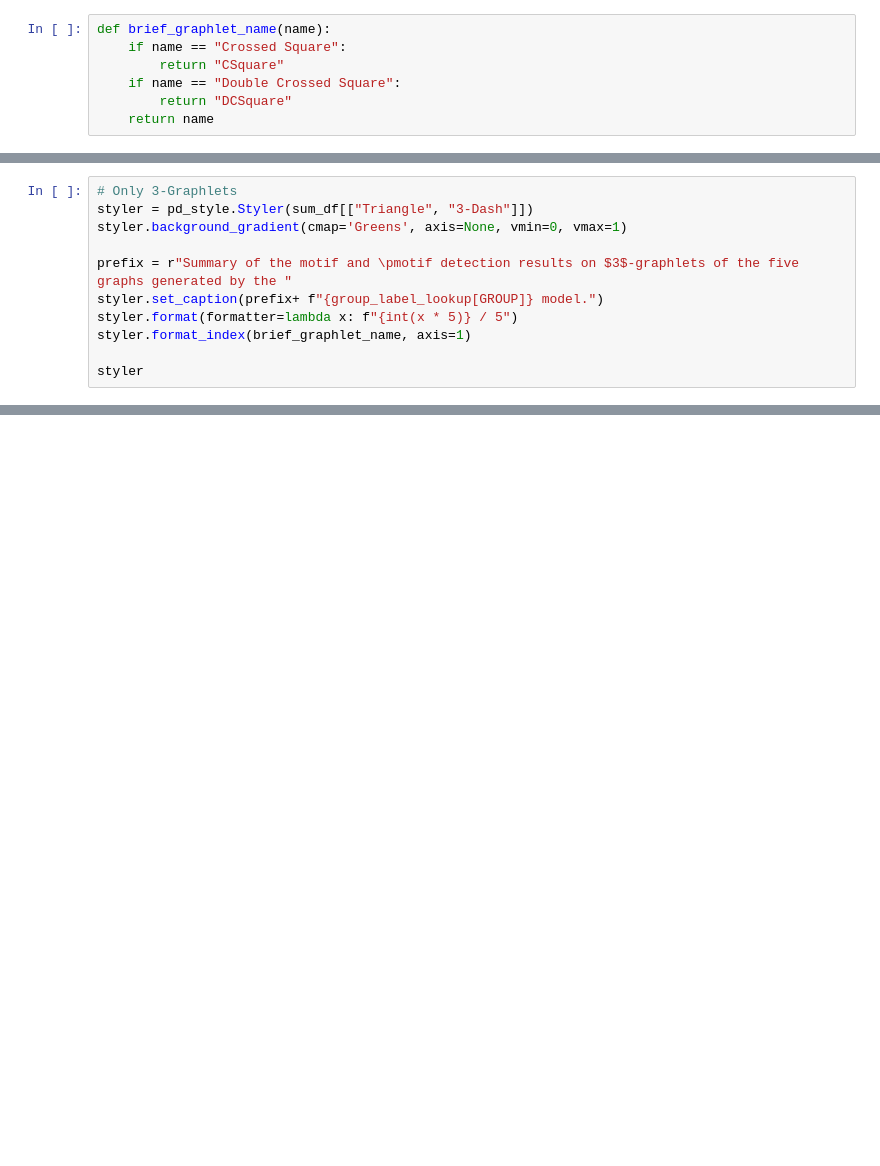
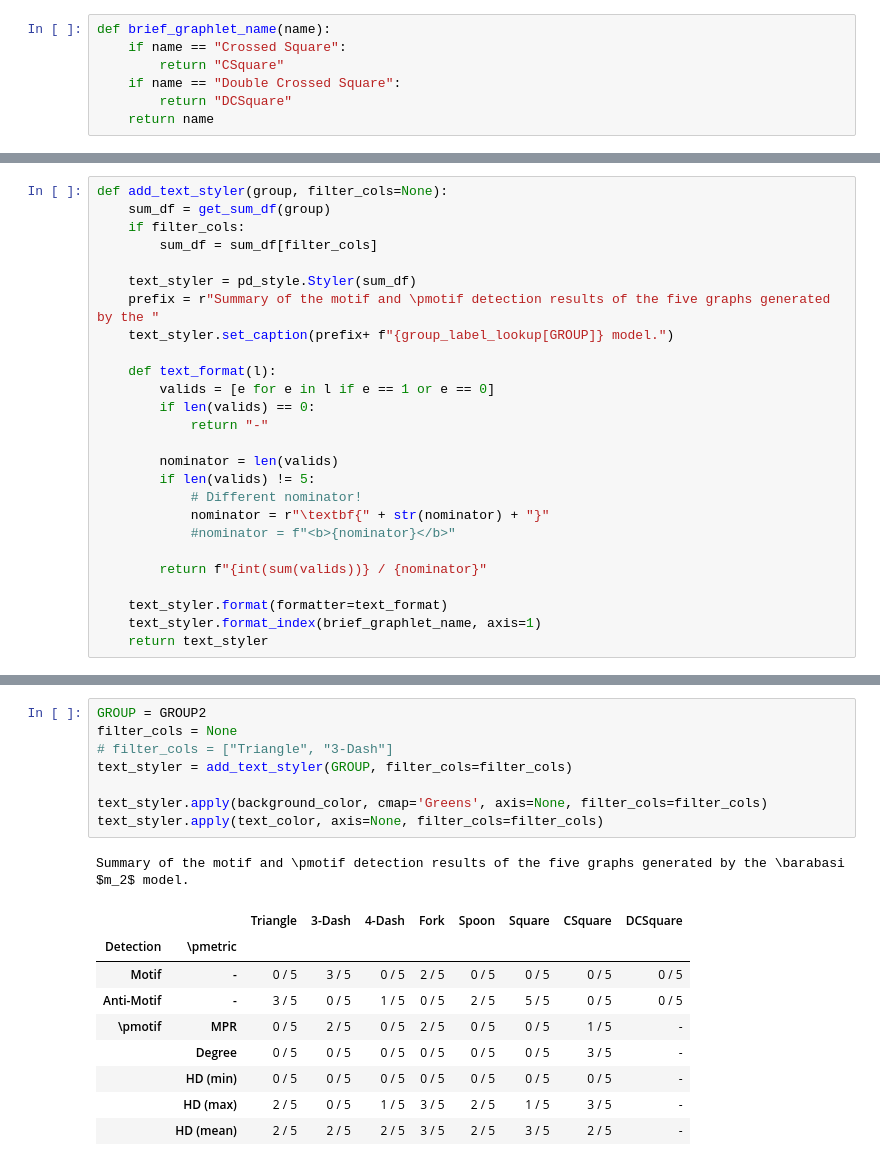
Before and after one commit to timgarrels/MA_analytics, a Jupyter notebook: notebooks/Analysis/Random Graph Analysis.ipynb, the cells around one changed output, grey strips where cells are left out. Cells and saved outputs as stored; diff of their text form; blank space fills up the shorter version.

```diff
--- a/notebooks/Analysis/Random Graph Analysis.ipynb
+++ b/notebooks/Analysis/Random Graph Analysis.ipynb
@@ -332,11 +313,0 @@ turn_styler_to_latex(styler)
-# %%
-# Only 3-Graphlets
-styler = pd_style.Styler(sum_df[["Triangle", "3-Dash"]])
-styler.background_gradient(cmap='Greens', axis=None, vmin=0, vmax=1)
-
-prefix = r"Summary of the motif and \pmotif detection results on $3$-graphlets of the five graphs generated by the "
-styler.set_caption(prefix+ f"{group_label_lookup[GROUP]} model.")
-styler.format(formatter=lambda x: f"{int(x * 5)} / 5")
-styler.format_index(brief_graphlet_name, axis=1)
-
-styler
@@ -421,0 +329,26 @@ Pmotifs
+# %%
+def add_text_styler(group, filter_cols=None):
+    sum_df = get_sum_df(group)
+    if filter_cols:
+        sum_df = sum_df[filter_cols]
+
+    text_styler = pd_style.Styler(sum_df)
+    prefix = r"Summary of the motif and \pmotif detection results of the five graphs generated by the "
+    text_styler.set_caption(prefix+ f"{group_label_lookup[GROUP]} model.")
+
+    def text_format(l):
+        valids = [e for e in l if e == 1 or e == 0]
+        if len(valids) == 0:
+            return "-"
+
+        nominator = len(valids)
+        if len(valids) != 5:
+            # Different nominator!
+            nominator = r"\textbf{" + str(nominator) + "}"
+            #nominator = f"<b>{nominator}</b>"
+
+        return f"{int(sum(valids))} / {nominator}"
+
+    text_styler.format(formatter=text_format)
+    text_styler.format_index(brief_graphlet_name, axis=1)
+    return text_styler
@@ -421,0 +411,19 @@ Pmotifs
+# %%
+GROUP = GROUP2
+filter_cols = None
+# filter_cols = ["Triangle", "3-Dash"]
+text_styler = add_text_styler(GROUP, filter_cols=filter_cols)
+
+text_styler.apply(background_color, cmap='Greens', axis=None, filter_cols=filter_cols)
+text_styler.apply(text_color, axis=None, filter_cols=filter_cols)
+# %% [output]
+Summary of the motif and \pmotif detection results of the five graphs generated by the \barabasi $m_2$ model.
+|  |  | Triangle | 3-Dash | 4-Dash | Fork | Spoon | Square | CSquare | DCSquare |
+| Detection | \pmetric |  |  |  |  |  |  |  |  |
+| Motif | - | 0 / 5 | 3 / 5 | 0 / 5 | 2 / 5 | 0 / 5 | 0 / 5 | 0 / 5 | 0 / 5 |
+| Anti-Motif | - | 3 / 5 | 0 / 5 | 1 / 5 | 0 / 5 | 2 / 5 | 5 / 5 | 0 / 5 | 0 / 5 |
+| \pmotif | MPR | 0 / 5 | 2 / 5 | 0 / 5 | 2 / 5 | 0 / 5 | 0 / 5 | 1 / 5 | - |
+|  | Degree | 0 / 5 | 0 / 5 | 0 / 5 | 0 / 5 | 0 / 5 | 0 / 5 | 3 / 5 | - |
+|  | HD (min) | 0 / 5 | 0 / 5 | 0 / 5 | 0 / 5 | 0 / 5 | 0 / 5 | 0 / 5 | - |
+|  | HD (max) | 2 / 5 | 0 / 5 | 1 / 5 | 3 / 5 | 2 / 5 | 1 / 5 | 3 / 5 | - |
+|  | HD (mean) | 2 / 5 | 2 / 5 | 2 / 5 | 3 / 5 | 2 / 5 | 3 / 5 | 2 / 5 | - |
```
Also changed, not shown: parts of 19 cells of this notebook.
